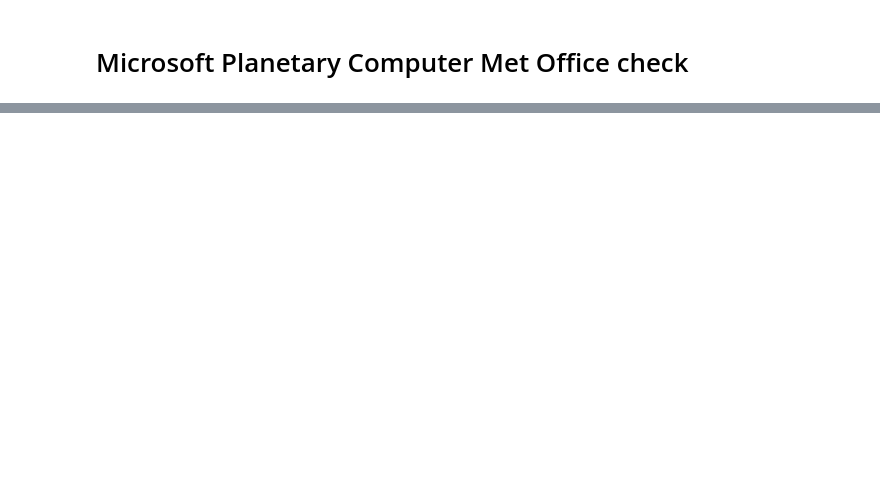
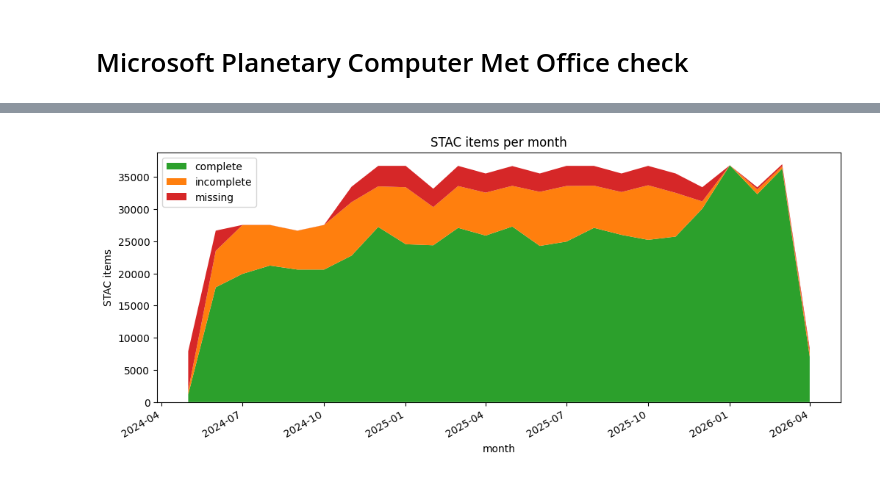
Before and after one commit to gadomski/met-office-audit, a Jupyter notebook: check.ipynb, the cells around one changed output, grey strips where cells are left out. Cells and saved outputs as stored; diff of their text form; code cells hidden in the pictures; blank space fills up the shorter version.

```diff
--- a/check.ipynb
+++ b/check.ipynb
@@ -63,0 +32,12 @@ plt.show()
+# %%
+monthly = con.sql("""
+    SELECT
+        date_trunc('month', reference_datetime) AS month,
+        SUM(CASE WHEN NOT has_item THEN 1 ELSE 0 END) AS missing,
+        SUM(CASE WHEN has_item AND num_missing > 0 THEN 1 ELSE 0 END) AS incomplete,
+        SUM(CASE WHEN has_item AND num_missing = 0 THEN 1 ELSE 0 END) AS complete
+    FROM 'output/checks.parquet'
+    GROUP BY month
+    ORDER BY month
+""").df().set_index("month")
+monthly
@@ -63,0 +63,20 @@ plt.show()
+# %%
+import matplotlib.pyplot as plt
+
+fig, ax = plt.subplots(figsize=(12, 5))
+ax.stackplot(
+    monthly.index,
+    monthly["complete"],
+    monthly["incomplete"],
+    monthly["missing"],
+    labels=["complete", "incomplete", "missing"],
+    colors=["#2ca02c", "#ff7f0e", "#d62728"],
+)
+ax.set_xlabel("month")
+ax.set_ylabel("STAC items")
+ax.set_title("STAC items per month")
+ax.legend(loc="upper left")
+fig.autofmt_xdate()
+plt.show()
+# %% [output]
+[figure, added]
```
Also changed, not shown: parts of 3 cells of this notebook, 2 other files.
